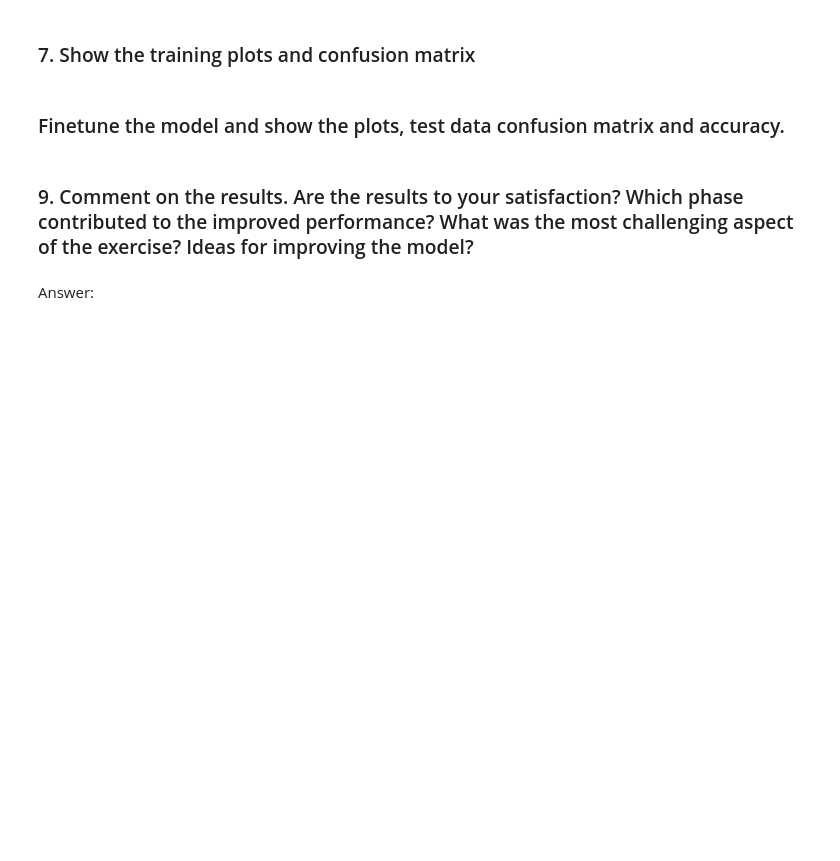
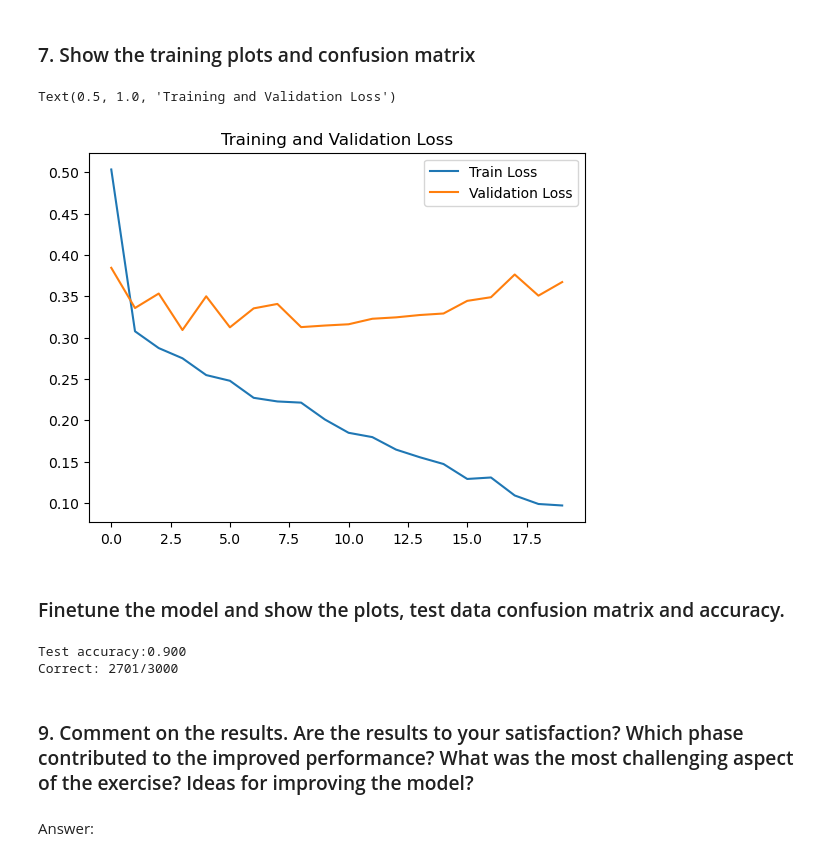
Before and after one commit to Tietgen-ITU/applied-artificial-intelligence, a Jupyter notebook: exercises/lecture-04/Convolutional_networks.ipynb, the cells around one changed output. Cells and saved outputs as stored; diff of their text form; code cells hidden in the pictures; blank space fills up the shorter version.

```diff
--- a/exercises/lecture-04/Convolutional_networks.ipynb
+++ b/exercises/lecture-04/Convolutional_networks.ipynb
@@ -243,3 +493,6 @@ Alternativelly, you can browse Kaggle for some interesting datasets like: Dogs v
 ### 4. Download the pretrained architecture and weights.
 
 This part might include some research and understanding of architecures and the type of data they were trained on.
+# %%
+model_resnet = models.resnet18(weights=models.ResNet18_Weights.IMAGENET1K_V1)
+print(f"Model architecture: {model_resnet}")
@@ -250,2 +589,13 @@ This part might include some research and understanding of architecures and the
 # %% [markdown]
 ### 6. Train the trainable part of the model
+# %%
+device = None
+if not torch.backends.mps.is_available():
+    if not torch.backends.mps.is_built():
+        print("MPS not available because the current PyTorch install was not "
+              "built with MPS enabled.")
+    else:
+        print("MPS not available because the current MacOS version is not 12.3+ "
+              "and/or you do not have an MPS-enabled device on this machine.")
+else:
+    device = torch.device("mps")
@@ -251,0 +683,14 @@ This part might include some research and understanding of architecures and the
+# %%
+num_epochs = 20
+if torch.backends.mps.is_available():
+    custom_resnet.to(device)
+
+train_loss, valid_loss = training_loop_simple(
+    num_epochs=num_epochs,
+    nn=custom_resnet,
+    gpu=device,
+    loaders=loaders,
+    loss_f=nn.CrossEntropyLoss(),
+    optimizer=optim.Adam(custom_resnet.parameters(), lr=0.001),
+    folder="results"
+)
@@ -252,7 +750,38 @@ This part might include some research and understanding of architecures and the
 # %% [markdown]
 ### 7. Show the training plots and confusion matrix
+# %%
+epochs = range(num_epochs)
+
+plt.plot(epochs, train_loss, label="Train Loss")
+plt.plot(epochs, valid_loss, label="Validation Loss")
+
+plt.legend()
+plt.title("Training and Validation Loss")
+# %% [output]
+Text(0.5, 1.0, 'Training and Validation Loss')
+[figure, added]
 # %% [markdown]
 ### Finetune the model and show the plots, test data confusion matrix and accuracy.
+# %%
+def evaluate(model, loader, gpu=None):
+
+    model.eval()
+    correct = 0
+    for test_imgs, test_labels in loader:
+        if not gpu == None:
+            test_imgs, test_labels = test_imgs.to(gpu), test_labels.to(gpu)
+
+        output = model(test_imgs)
+        predicted = torch.max(output,1)[1]
+        correct += (predicted == test_labels).sum()
+    print("Test accuracy:{:.3f} ".format( float(correct) / (len(loader)*batch_size)))
+    print(f"Correct: {correct}/{len(loader)*batch_size}")
+
+custom_resnet.load_state_dict(torch.load('results/saved_model.pth'))
+evaluate(custom_resnet, loaders['test'], device)
+# %% [output]
+Test accuracy:0.900
+Correct: 2701/3000
 # %% [markdown]
 ### 9. Comment on the results. Are the results to your satisfaction? Which phase contributed to the improved performance? What was the most challenging aspect of the exercise? Ideas for improving the model?
 # %% [markdown]
```
Also changed, not shown: parts of 19 cells of this notebook, 8 other files.
